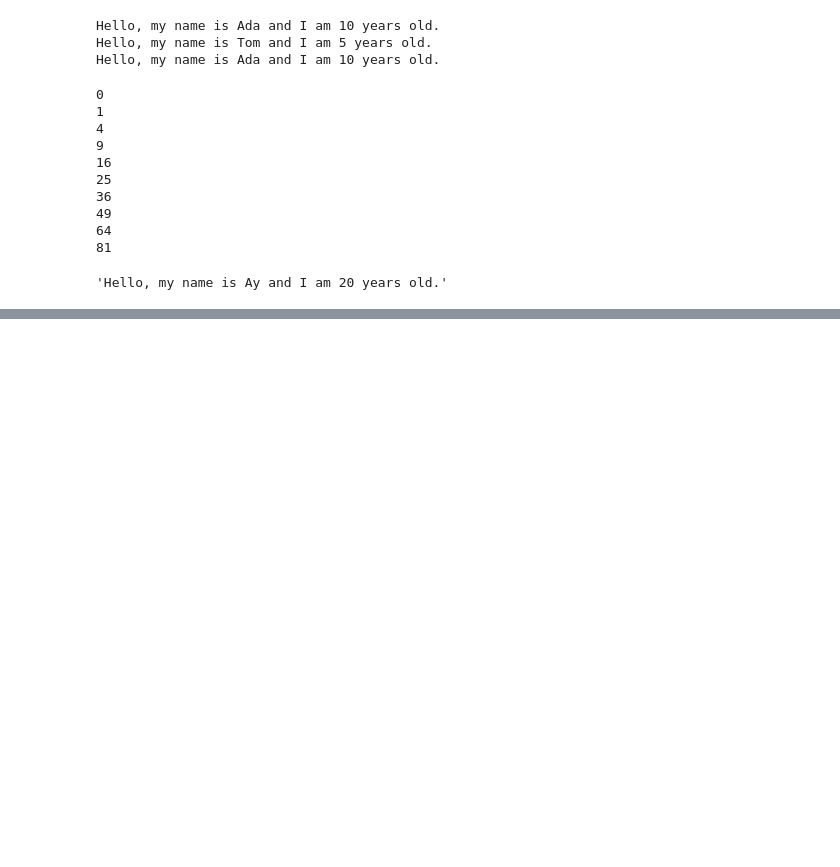
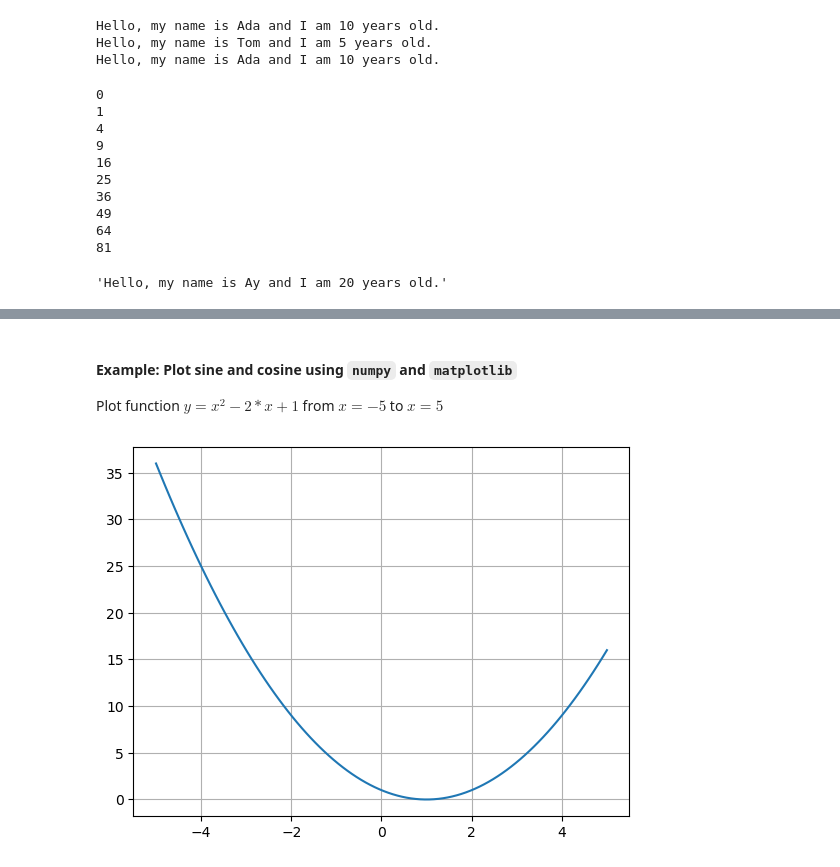
Before and after one commit to lekez2005/naijacoder-2025, a Jupyter notebook: day6.ipynb, the cells around one changed output, grey strips where cells are left out. Saved outputs shown, nothing was run; the diff lists cells and outputs as text; code cells hidden in the pictures; blank space fills up the shorter version.

```diff
--- a/day6.ipynb
+++ b/day6.ipynb
@@ -91,0 +131,15 @@ person_3.greet()
+# %% [markdown]
+#### Example: Plot sine and cosine using `numpy` and `matplotlib`
+
+Plot function $y = x^2 - 2*x + 1$ from $x = -5$ to $x = 5$
+# %%
+import numpy as np
+import matplotlib.pyplot as plt
+
+x_data = np.linspace(-5, 5, 100)
+y_data = x_data**2 - 2*x_data + 1
+
+plt.plot(x_data, y_data)
+plt.grid()
+# %% [output]
+[figure, added]
```
Also changed, not shown: parts of 5 cells of this notebook.
